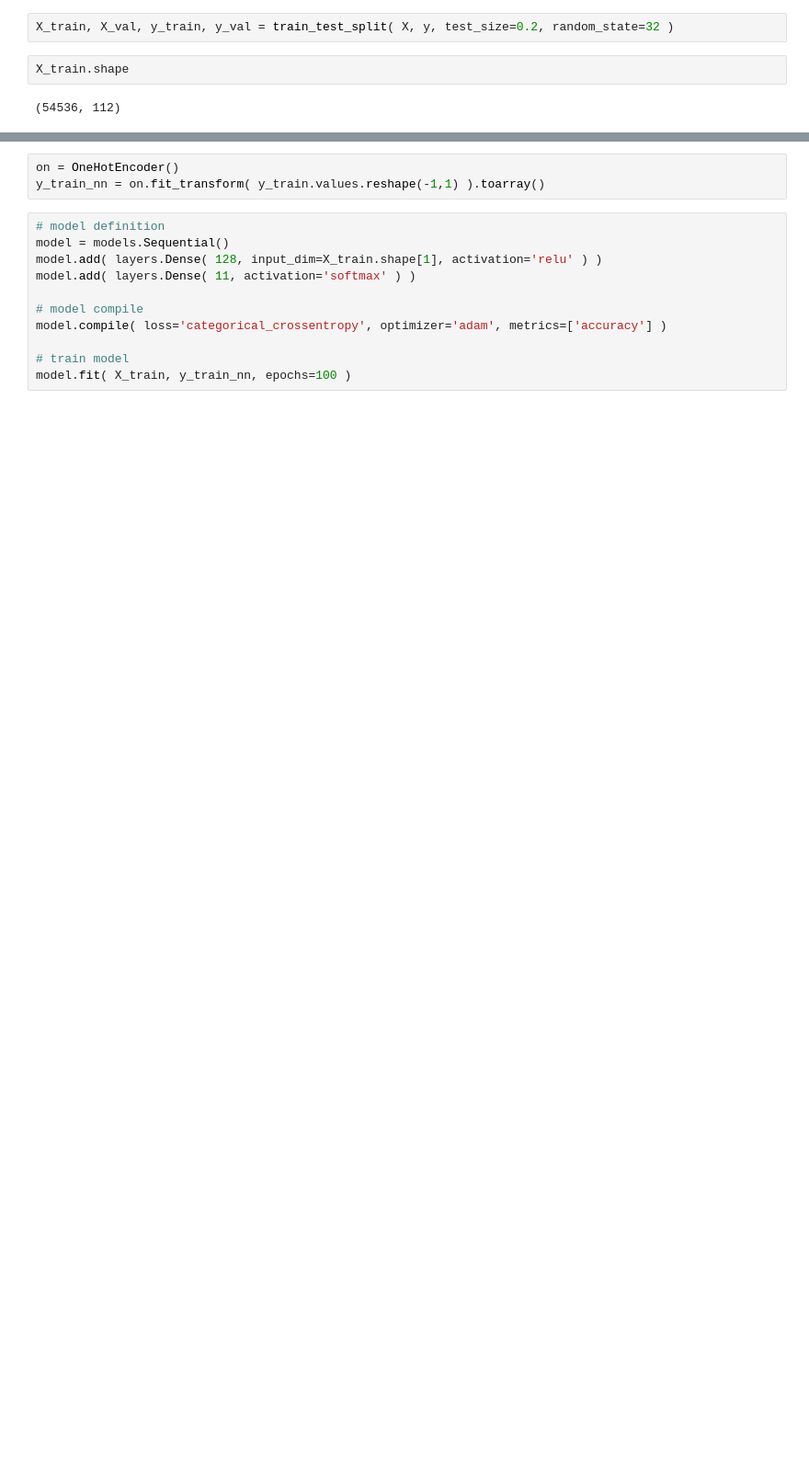
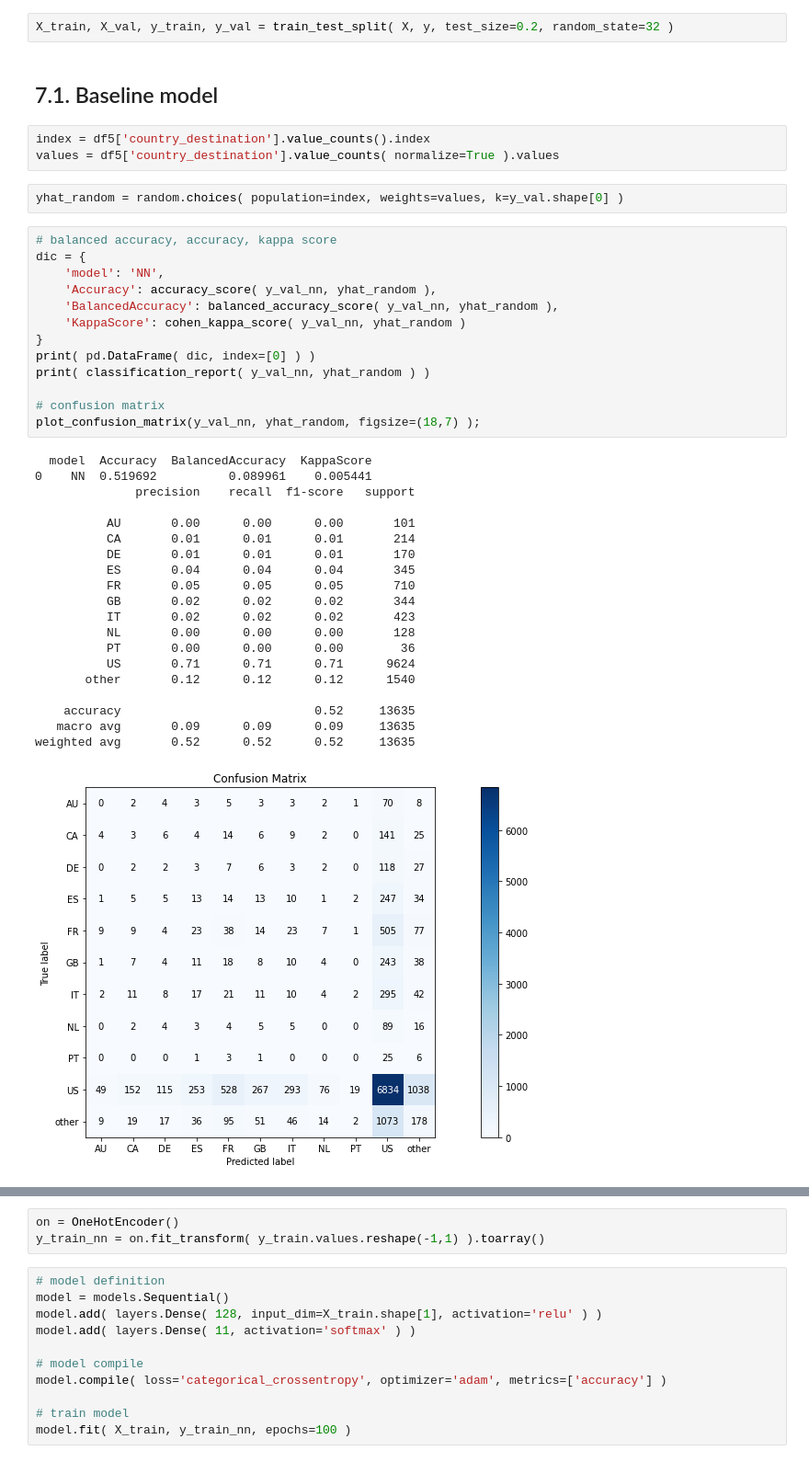
Before and after one commit to Marcoslsl/airbnb_prediction, a Jupyter notebook: AirBnB_Prediction.ipynb, the cells around one changed output, grey strips where cells are left out. Shown at 92% size. Drawn from its saved outputs; the diff is of its cells as text; blank space fills up the shorter version.

```diff
--- a/AirBnB_Prediction.ipynb
+++ b/AirBnB_Prediction.ipynb
@@ -252,6 +254,43 @@ y = df5['country_destination'].copy()
 # %%
 X_train, X_val, y_train, y_val = train_test_split( X, y, test_size=0.2, random_state=32 )
-# %%
-X_train.shape
-# %% [output]
-(54536, 112)
+# %% [markdown]
+## 7.1. Baseline model
+# %%
+index = df5['country_destination'].value_counts().index
+values = df5['country_destination'].value_counts( normalize=True ).values
+# %%
+yhat_random = random.choices( population=index, weights=values, k=y_val.shape[0] )
+# %%
+# balanced accuracy, accuracy, kappa score
+dic = {
+    'model': 'NN',
+    'Accuracy': accuracy_score( y_val_nn, yhat_random ),
+    'BalancedAccuracy': balanced_accuracy_score( y_val_nn, yhat_random ),
+    'KappaScore': cohen_kappa_score( y_val_nn, yhat_random )
+}
+print( pd.DataFrame( dic, index=[0] ) )
+print( classification_report( y_val_nn, yhat_random ) )
+
+# confusion matrix
+plot_confusion_matrix(y_val_nn, yhat_random, figsize=(18,7) );
+# %% [output]
+  model  Accuracy  BalancedAccuracy  KappaScore
+0    NN  0.519692          0.089961    0.005441
+              precision    recall  f1-score   support
+
+          AU       0.00      0.00      0.00       101
+          CA       0.01      0.01      0.01       214
+          DE       0.01      0.01      0.01       170
+          ES       0.04      0.04      0.04       345
+          FR       0.05      0.05      0.05       710
+          GB       0.02      0.02      0.02       344
+          IT       0.02      0.02      0.02       423
+          NL       0.00      0.00      0.00       128
+          PT       0.00      0.00      0.00        36
+          US       0.71      0.71      0.71      9624
+       other       0.12      0.12      0.12      1540
+
+    accuracy                           0.52     13635
+   macro avg       0.09      0.09      0.09     13635
+weighted avg       0.52      0.52      0.52     13635
+[figure, added]
```
Also changed, not shown: parts of 7 cells of this notebook, 1 other file.
